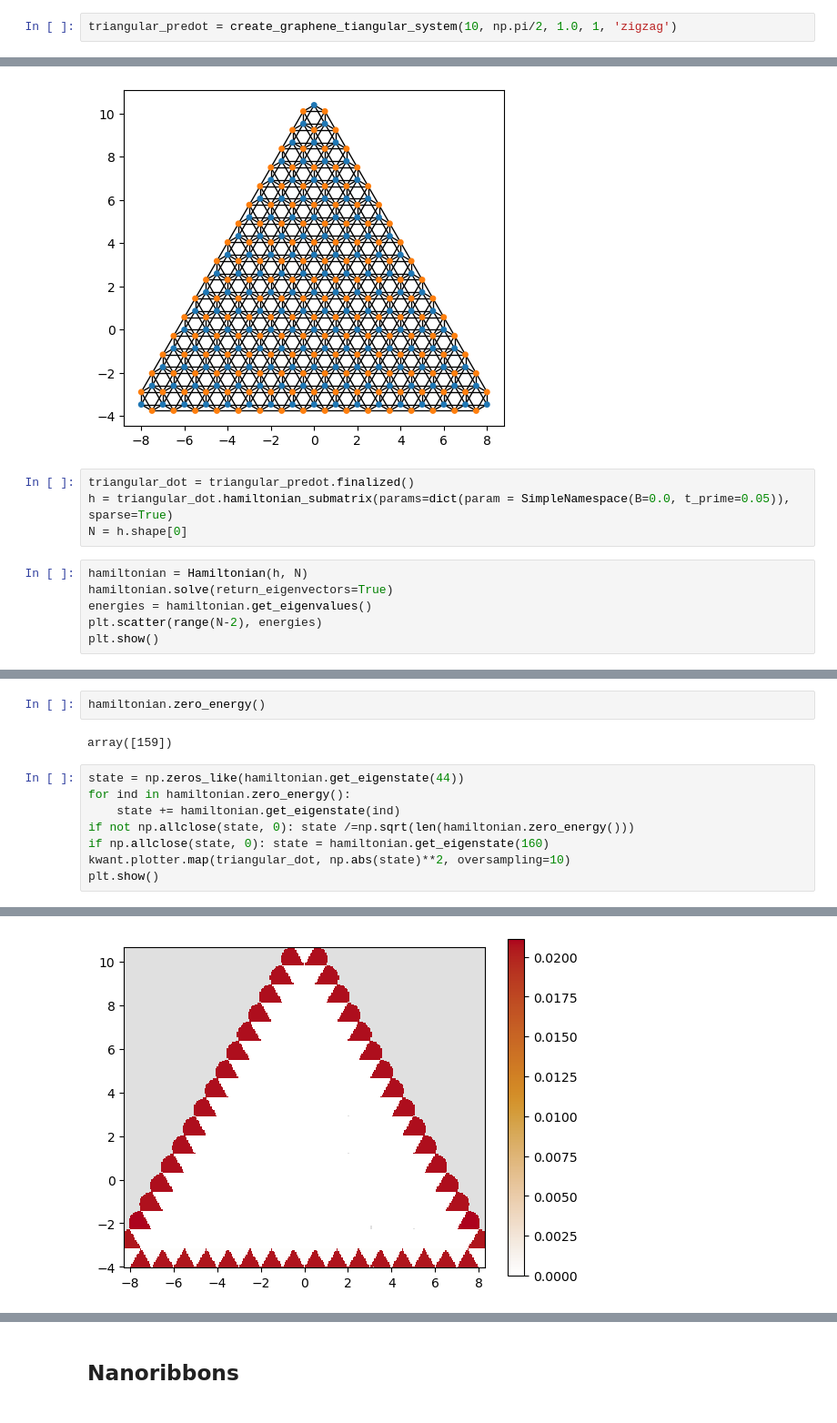
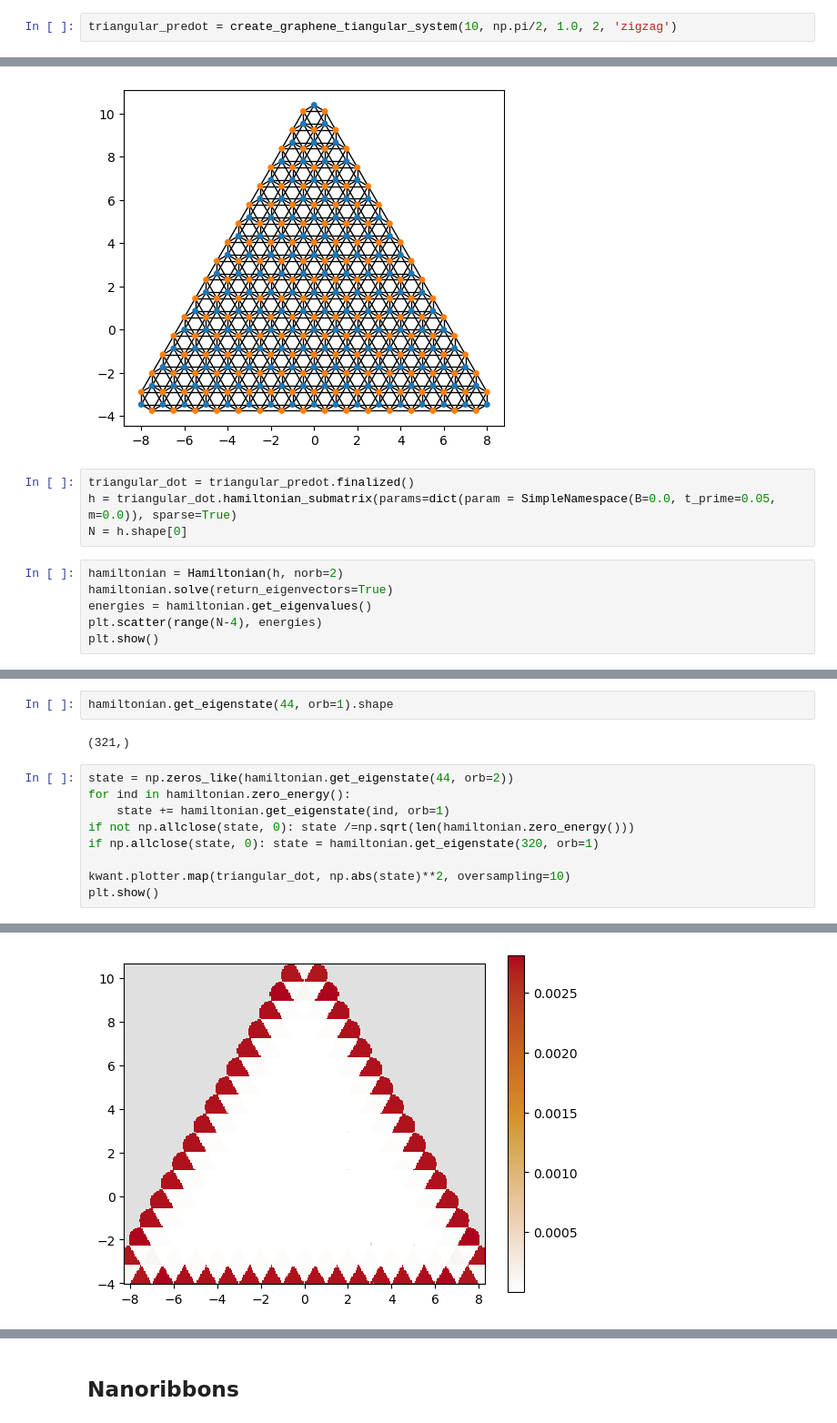
Before and after one commit to khaledoqab/Graphene_QD, a Jupyter notebook: seminar1.ipynb, the cells around one changed output, grey strips where cells are left out. Shown: that part at 91% size. Drawn from its saved outputs; the diff is of its cells as text.

```diff
--- a/seminar1.ipynb
+++ b/seminar1.ipynb
@@ -247,7 +247,7 @@ class Hamiltonian:
 # %% [markdown]
 ## Triangular Isolated dots
 # %%
-triangular_predot = create_graphene_tiangular_system(10, np.pi/2, 1.0, 1, 'zigzag')
+triangular_predot = create_graphene_tiangular_system(10, np.pi/2, 1.0, 2, 'zigzag')
 # %%
 kwant.plot(triangular_predot)
 plt.show()
@@ -255,12 +255,12 @@ plt.show()
 [figure]
 # %%
 triangular_dot = triangular_predot.finalized()
-h = triangular_dot.hamiltonian_submatrix(params=dict(param = SimpleNamespace(B=0.0, t_prime=0.05)), sparse=True)
+h = triangular_dot.hamiltonian_submatrix(params=dict(param = SimpleNamespace(B=0.0, t_prime=0.05, m=0.0)), sparse=True)
 N = h.shape[0]
 # %%
-hamiltonian = Hamiltonian(h, N)
+hamiltonian = Hamiltonian(h, norb=2)
 hamiltonian.solve(return_eigenvectors=True)
 energies = hamiltonian.get_eigenvalues()
-plt.scatter(range(N-2), energies)
+plt.scatter(range(N-4), energies)
 plt.show()
 # %% [output]
@@ -268,13 +268,14 @@ plt.show()
-# %%
-hamiltonian.zero_energy()
-# %% [output]
-array([159])
+# %%
+hamiltonian.get_eigenstate(44, orb=1).shape
+# %% [output]
+(321,)
 # %%
-state = np.zeros_like(hamiltonian.get_eigenstate(44))
+state = np.zeros_like(hamiltonian.get_eigenstate(44, orb=2))
 for ind in hamiltonian.zero_energy():
-    state += hamiltonian.get_eigenstate(ind)
+    state += hamiltonian.get_eigenstate(ind, orb=1)
 if not np.allclose(state, 0): state /=np.sqrt(len(hamiltonian.zero_energy()))
-if np.allclose(state, 0): state = hamiltonian.get_eigenstate(160)
+if np.allclose(state, 0): state = hamiltonian.get_eigenstate(320, orb=1)
+
 kwant.plotter.map(triangular_dot, np.abs(state)**2, oversampling=10)
 plt.show()
 # %% [output]
@@ -281 +283 @@ plt.show()
-[figure, old version]
+[figure, new version]
```
Also changed, not shown: parts of 22 cells of this notebook.
